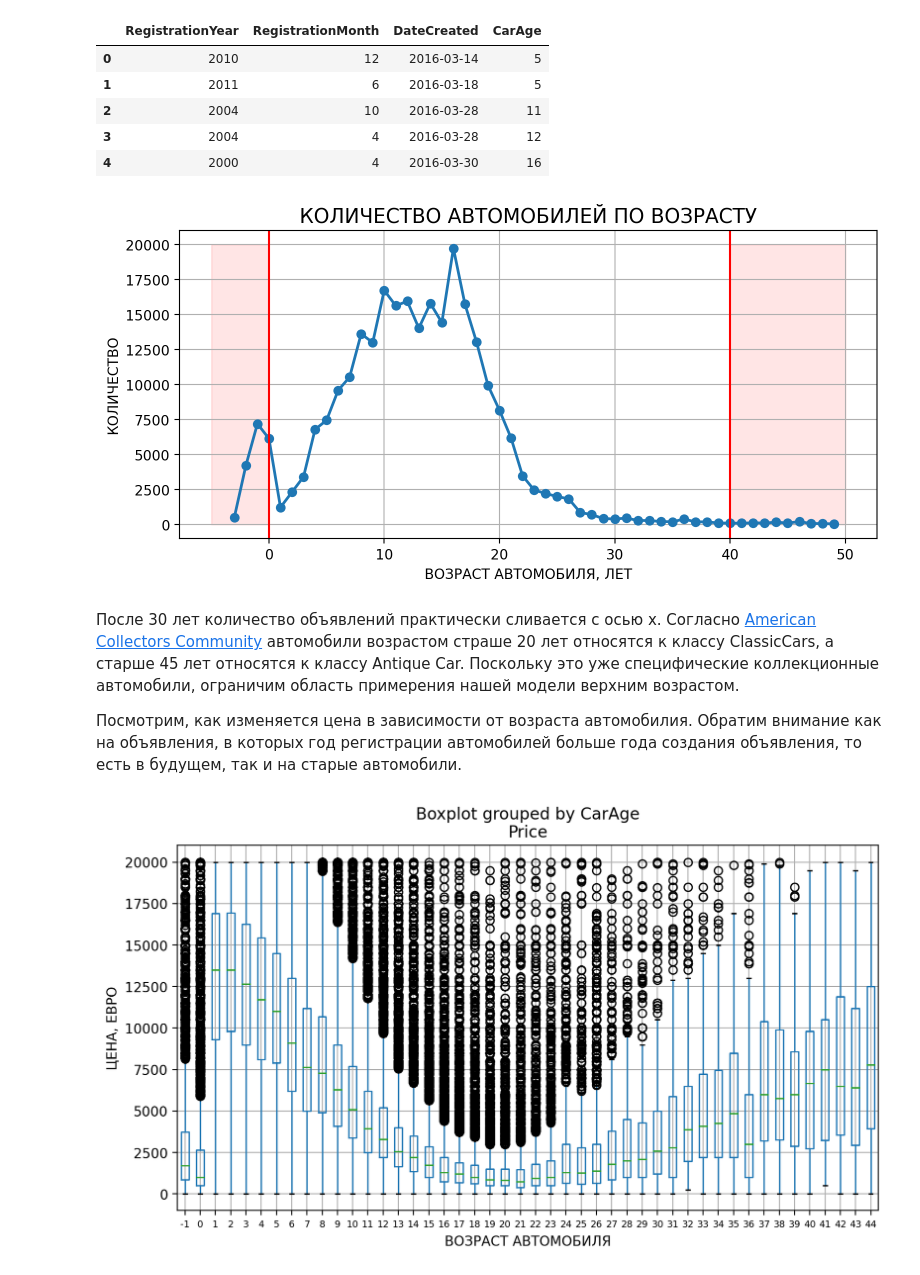
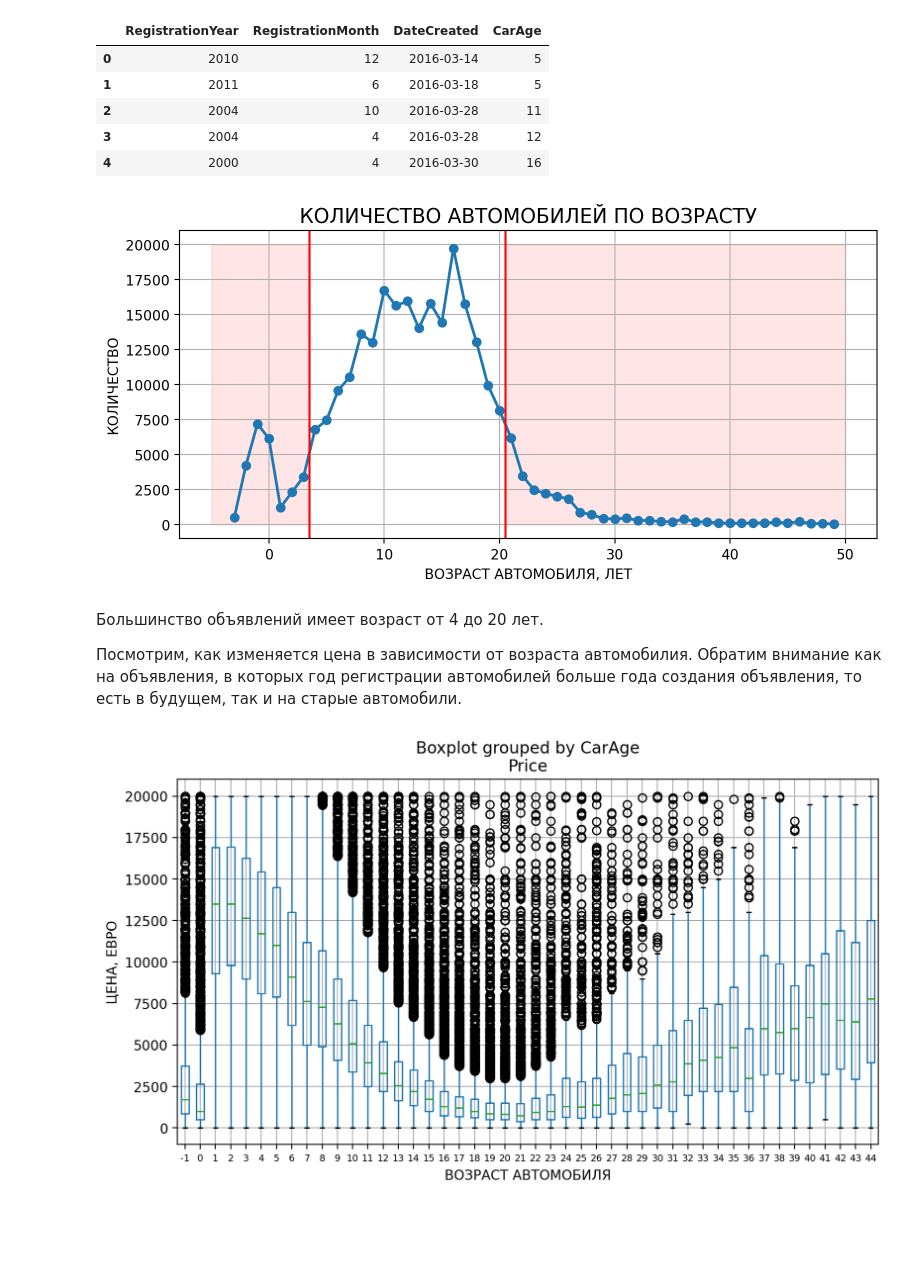
Before and after one commit to dimdasci/yp13-gradient-boosting, a Jupyter notebook: notebooks/yp13-gradient-boosting.ipynb, the cells around one changed output. Saved outputs shown, nothing was run; the diff lists cells and outputs as text; code cells hidden in the pictures; blank space fills up the shorter version.

```diff
--- a/notebooks/yp13-gradient-boosting.ipynb
+++ b/notebooks/yp13-gradient-boosting.ipynb
@@ -874,22 +878,22 @@ df[['RegistrationYear', 'RegistrationMonth', 'DateCreated', 'CarAge']].head()
 # %%
 df.loc[(df.CarAge > -5) & (df.CarAge < 50),
        ['CarAge', 'Price']].groupby(['CarAge']).count().plot(lw=2,
                                                              marker='o',
                                                              figsize=(9, 4),
                                                              grid=True,
                                                              legend=None)
-plt.axvline(0, c='r')
-plt.axvline(40, c='r')
-plt.fill_between([-5, 0], 20000, color='r', alpha=.1)
-plt.fill_between([40, 50], 20000, color='r', alpha=.1)
+plt.axvline(3.5, c='r')
+plt.axvline(20.5, c='r')
+plt.fill_between([-5, 3.5], 20000, color='r', alpha=.1)
+plt.fill_between([20.5, 50], 20000, color='r', alpha=.1)
 plt.title('Количество автомобилей по возрасту'.upper(), fontsize='x-large')
 plt.ylabel('Количество'.upper())
 plt.xlabel('Возраст автомобиля, лет'.upper())
 plt.show()
 # %% [output]
-[figure, old version]
+[figure, new version]
 # %% [markdown]
-После 30 лет количество объявлений практически сливается с осью х. Согласно [American Collectors Community](https://americancollectors.com/articles/vintage-vs-classic-vs-antique-cars/) автомобили возрастом страше 20 лет относятся к классу ClassicCars, а старше 45 лет относятся к классу Antique Car. Поскольку это уже специфические коллекционные автомобили, ограничим область примерения нашей модели верхним возрастом.
+Большинство объявлений имеет возраст от 4 до 20 лет.
 
 Посмотрим, как изменяется цена в зависимости от возраста автомобилия. Обратим внимание как на объявления, в которых год регистрации автомобилей больше года создания объявления, то есть в будущем, так и на старые автомобили.
 # %%
```
Also changed, not shown: parts of 140 cells of this notebook.
